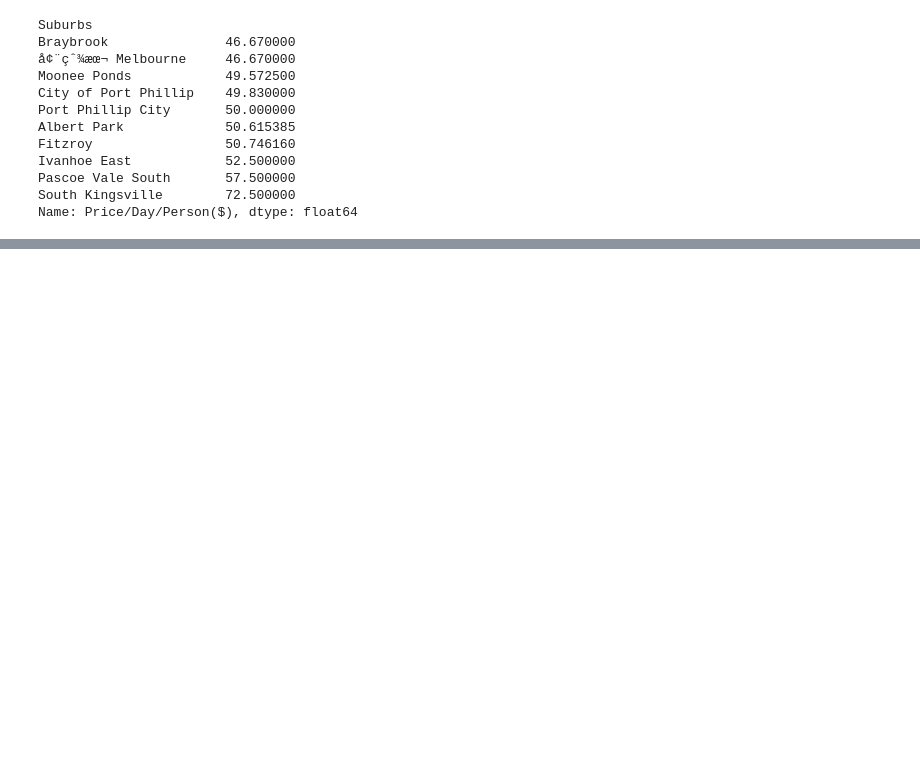
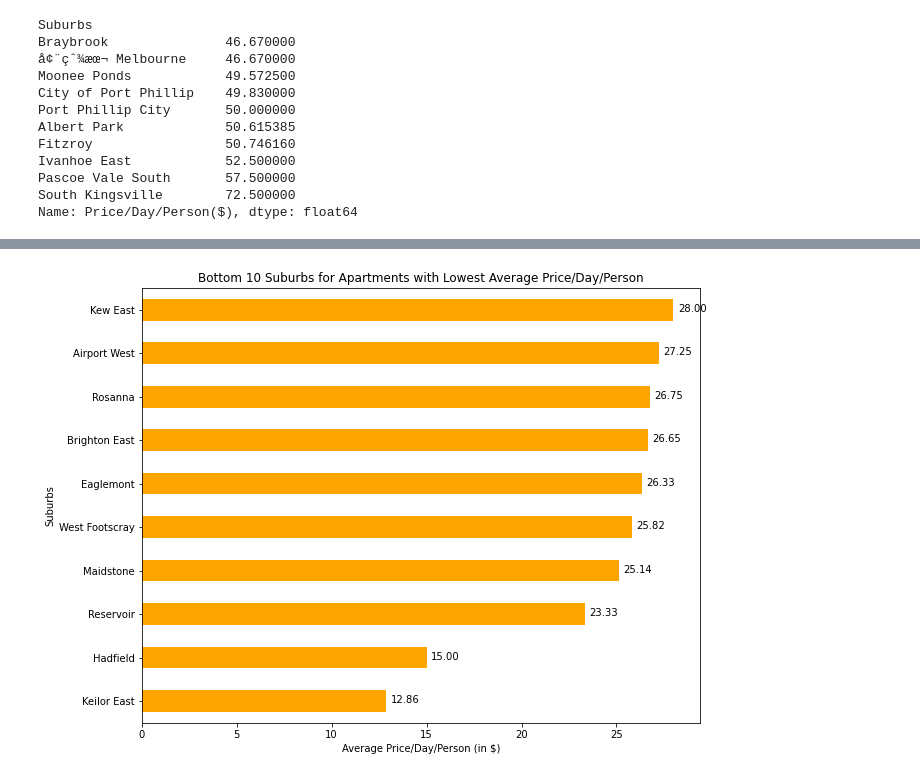
Before and after one commit to jMacProd/Project1, a Jupyter notebook: price_analysis.ipynb, the cells around one changed output, grey strips where cells are left out. Cells and saved outputs as stored; diff of their text form; code cells hidden in the pictures; blank space fills up the shorter version.

```diff
--- a/price_analysis.ipynb
+++ b/price_analysis.ipynb
@@ -560,0 +582,12 @@ for b in bplot3.patches:
+# %%
+# Plot the bottom 10 suburbs with lowest averageper/day prices.
+bplot2=grouped_bottom.plot(kind="barh",figsize=(10,8),color="orange")
+plt.xlabel("Average Price/Day/Person (in $)")
+plt.title("Bottom 10 Suburbs for Apartments with Lowest Average Price/Day/Person")
+for b in bplot2.patches:
+    width = b.get_width()
+    plt.text(1+b.get_width(), b.get_y()+0.55*b.get_height(),
+             '{:1.2f}'.format(width),
+             ha='center', va='center')
+# %% [output]
+[figure, added]
```
Also changed, not shown: parts of 79 cells of this notebook, 3 other files.
